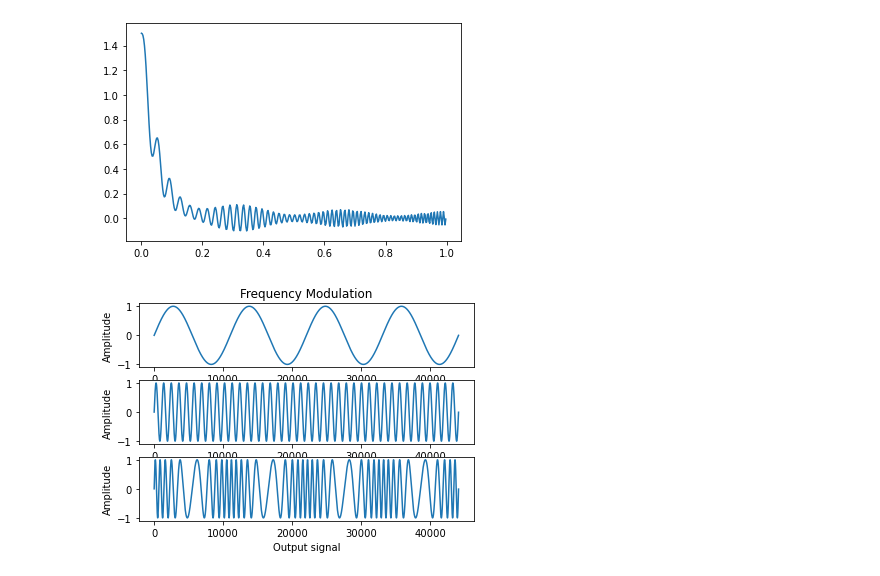
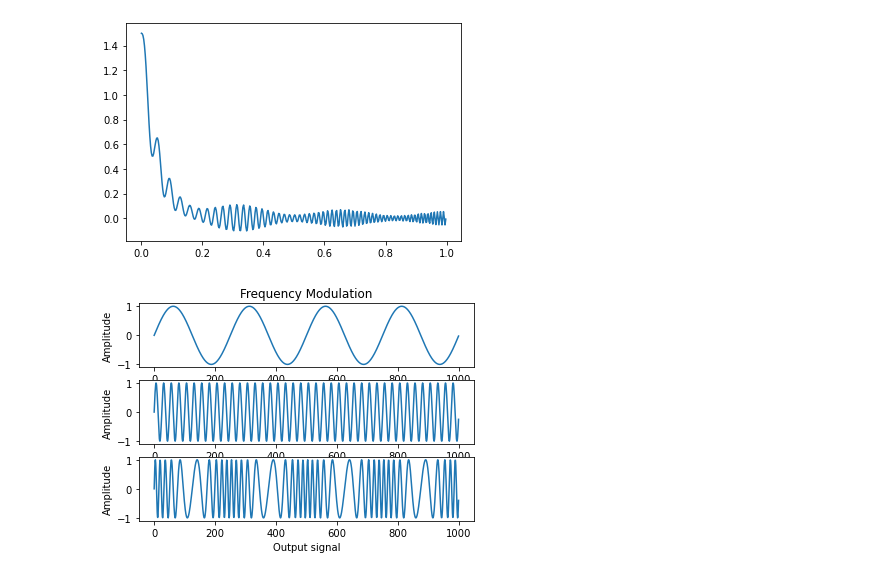
Before and after one commit to Max25112/PythonApplication1, a Jupyter notebook: PythonApplication1/practise.ipynb, the cells around one changed output. Saved outputs shown, nothing was run; the diff lists cells and outputs as text; code cells hidden in the pictures.

```diff
--- a/PythonApplication1/practise.ipynb
+++ b/PythonApplication1/practise.ipynb
@@ -184,34 +233,35 @@ plt.plot(t, exponential_smoothing(signal, 0.05), label="AmpEx")
 [<matplotlib.lines.Line2D at 0x...>]
 [figure]
 # %%
+#фазовая моделяция
 modulator_frequency = 4.0
 carrier_frequency = 40.0
 modulation_index = 1.0
 
-time = np.arange(44100.0) / 44100.0
+time = np.arange(1000.0) / 1000.0
 modulator = np.sin(2.0 * np.pi * modulator_frequency * time) * modulation_index
 carrier = np.sin(2.0 * np.pi * carrier_frequency * time)
 product = np.zeros_like(modulator)
 
 for i, t in enumerate(time):
     product[i] = np.sin(2. * np.pi * (carrier_frequency * t + modulator[i]))
 
 plt.subplot(3, 1, 1)
 plt.title('Frequency Modulation')
 plt.plot(modulator)
 plt.ylabel('Amplitude')
 plt.xlabel('Modulator signal')
 plt.subplot(3, 1, 2)
 plt.plot(carrier)
 plt.ylabel('Amplitude')
 plt.xlabel('Carrier signal')
 plt.subplot(3, 1, 3)
 plt.plot(product)
 plt.ylabel('Amplitude')
 plt.xlabel('Output signal')
 plt.show()
 # %% [output]
-[figure, old version]
+[figure, new version]
 # %%
 plt.figure(figsize=(20, 8))
 plt.plot(product, label="Freq")
```
Also changed, not shown: parts of 31 cells of this notebook, 1 other file.
